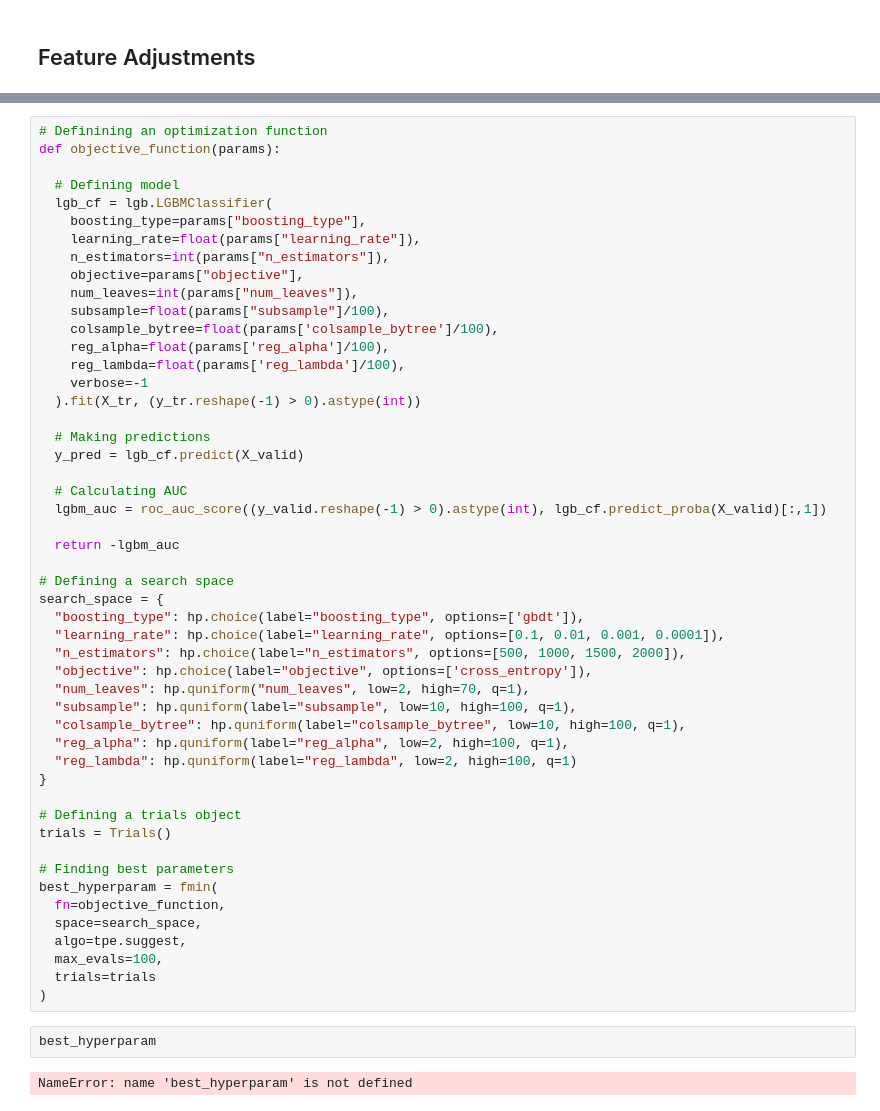
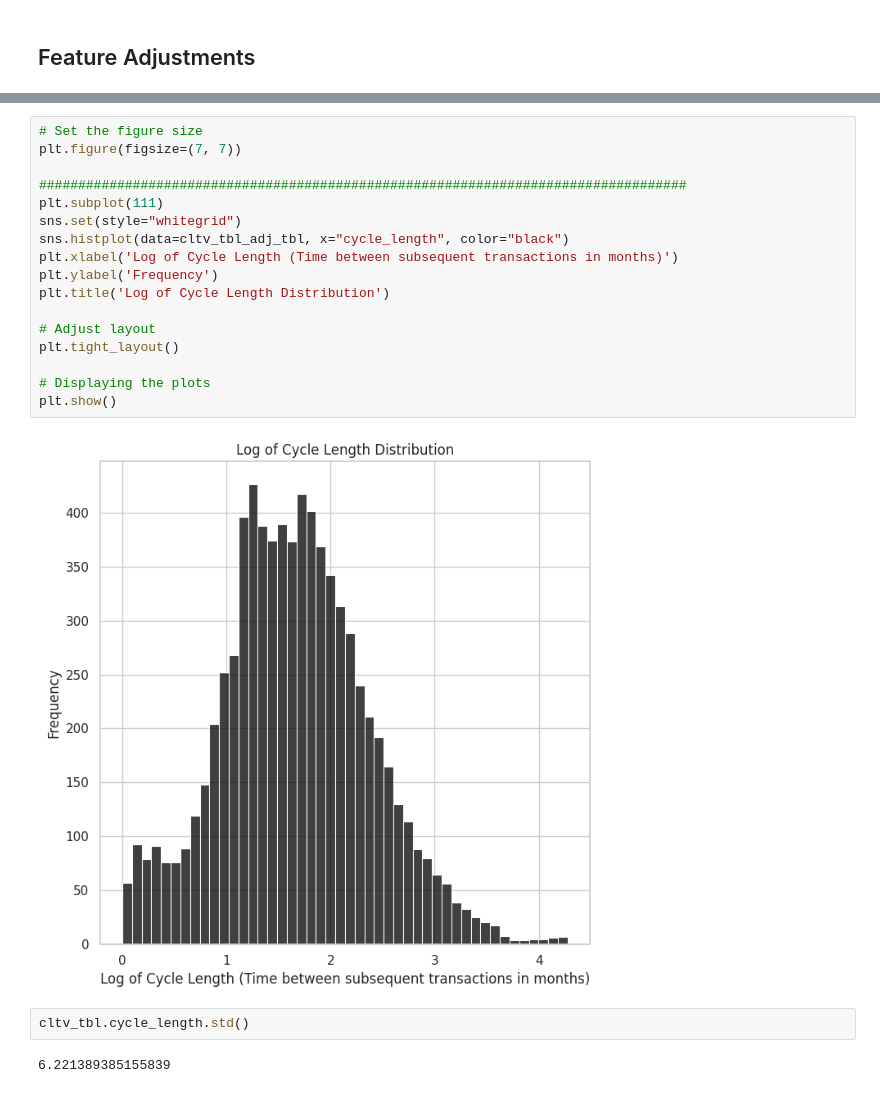
Before and after one commit to FelipeTufaile/Customer-Lifetime-Value, a Jupyter notebook: notebooks/Feature_Analysis.ipynb, the cells around one changed output, grey strips where cells are left out. Saved outputs shown, nothing was run; the diff lists cells and outputs as text.

Commit message:
Added log and z-score transformations.

```diff
--- a/notebooks/Feature_Analysis.ipynb
+++ b/notebooks/Feature_Analysis.ipynb
@@ -1112,54 +697,23 @@ best_hyperparam
-# %%
-# Definining an optimization function
-def objective_function(params):
-
-  # Defining model
-  lgb_cf = lgb.LGBMClassifier(
-    boosting_type=params["boosting_type"],
-    learning_rate=float(params["learning_rate"]),
-    n_estimators=int(params["n_estimators"]),
-    objective=params["objective"],
-    num_leaves=int(params["num_leaves"]),
-    subsample=float(params["subsample"]/100),
-    colsample_bytree=float(params['colsample_bytree']/100),
-    reg_alpha=float(params['reg_alpha']/100),
-    reg_lambda=float(params['reg_lambda']/100),
-    verbose=-1
-  ).fit(X_tr, (y_tr.reshape(-1) > 0).astype(int))
-
-  # Making predictions
-  y_pred = lgb_cf.predict(X_valid)
-
-  # Calculating AUC
-  lgbm_auc = roc_auc_score((y_valid.reshape(-1) > 0).astype(int), lgb_cf.predict_proba(X_valid)[:,1])
-
-  return -lgbm_auc
-
-# Defining a search space
-search_space = {
-  "boosting_type": hp.choice(label="boosting_type", options=['gbdt']),
-  "learning_rate": hp.choice(label="learning_rate", options=[0.1, 0.01, 0.001, 0.0001]),
-  "n_estimators": hp.choice(label="n_estimators", options=[500, 1000, 1500, 2000]),
-  "objective": hp.choice(label="objective", options=['cross_entropy']),
-  "num_leaves": hp.quniform("num_leaves", low=2, high=70, q=1),
-  "subsample": hp.quniform(label="subsample", low=10, high=100, q=1),
-  "colsample_bytree": hp.quniform(label="colsample_bytree", low=10, high=100, q=1),
-  "reg_alpha": hp.quniform(label="reg_alpha", low=2, high=100, q=1),
-  "reg_lambda": hp.quniform(label="reg_lambda", low=2, high=100, q=1)
-}
-
-# Defining a trials object
-trials = Trials()
-
-# Finding best parameters
-best_hyperparam = fmin(
-  fn=objective_function,
-  space=search_space,
-  algo=tpe.suggest,
-  max_evals=100,
-  trials=trials
-)
-# %%
-best_hyperparam
-# %% [output]
-NameError: name 'best_hyperparam' is not defined
+# %%
+# Set the figure size
+plt.figure(figsize=(7, 7))
+
+###################################################################################
+plt.subplot(111)
+sns.set(style="whitegrid")
+sns.histplot(data=cltv_tbl_adj_tbl, x="cycle_length", color="black")
+plt.xlabel('Log of Cycle Length (Time between subsequent transactions in months)')
+plt.ylabel('Frequency')
+plt.title('Log of Cycle Length Distribution')
+
+# Adjust layout
+plt.tight_layout()
+
+# Displaying the plots
+plt.show()
+# %% [output]
+[figure, added]
+# %%
+cltv_tbl.cycle_length.std()
+# %% [output]
+6.221389385155839
```
Also changed, not shown: parts of 23 cells of this notebook.
